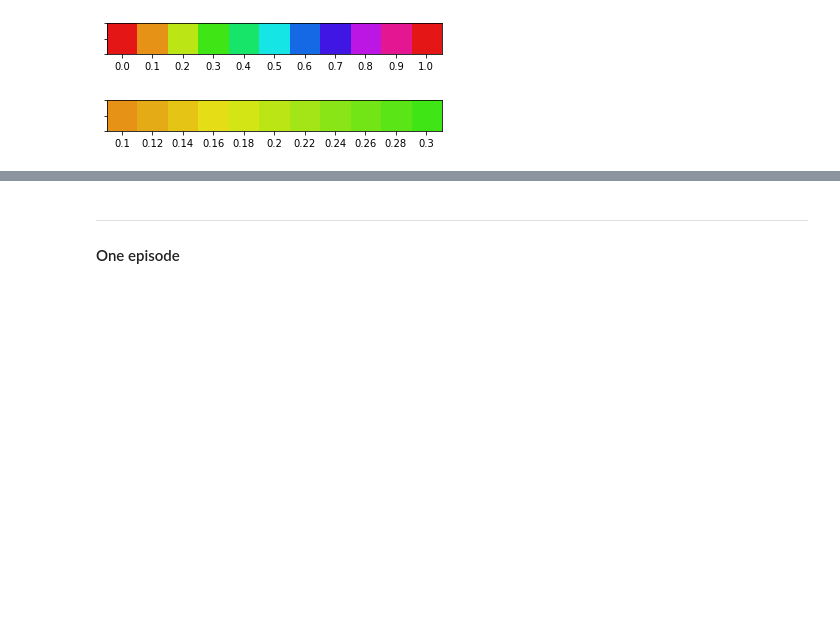
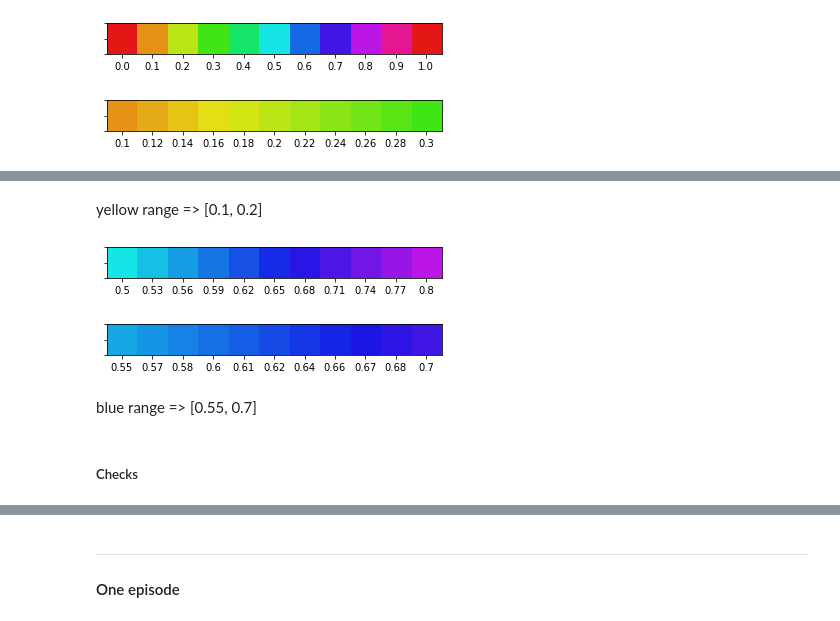
Before and after one commit to PierreMsy/DRL_navigation, a Jupyter notebook: 220816_raw_pixel_explo.ipynb, the cells around one changed output, grey strips where cells are left out. Cells and saved outputs as stored; diff of their text form; code cells hidden in the pictures; blank space fills up the shorter version.

```diff
--- a/220816_raw_pixel_explo.ipynb
+++ b/220816_raw_pixel_explo.ipynb
@@ -352,0 +227,12 @@ plt.imshow(o[15:17,:2:,:])
+# %% [markdown]
+yellow range => [0.1, 0.2]
+# %%
+plot_hue_color_range((.5,.8))
+# %% [output]
+[figure, added]
+# %%
+plot_hue_color_range((.55,.7))
+# %% [output]
+[figure, added]
+# %% [markdown]
+blue range => [0.55, 0.7]
@@ -352,0 +247,2 @@ plt.imshow(o[15:17,:2:,:])
+# %% [markdown]
+##### Checks
```
Also changed, not shown: parts of 39 cells of this notebook.
